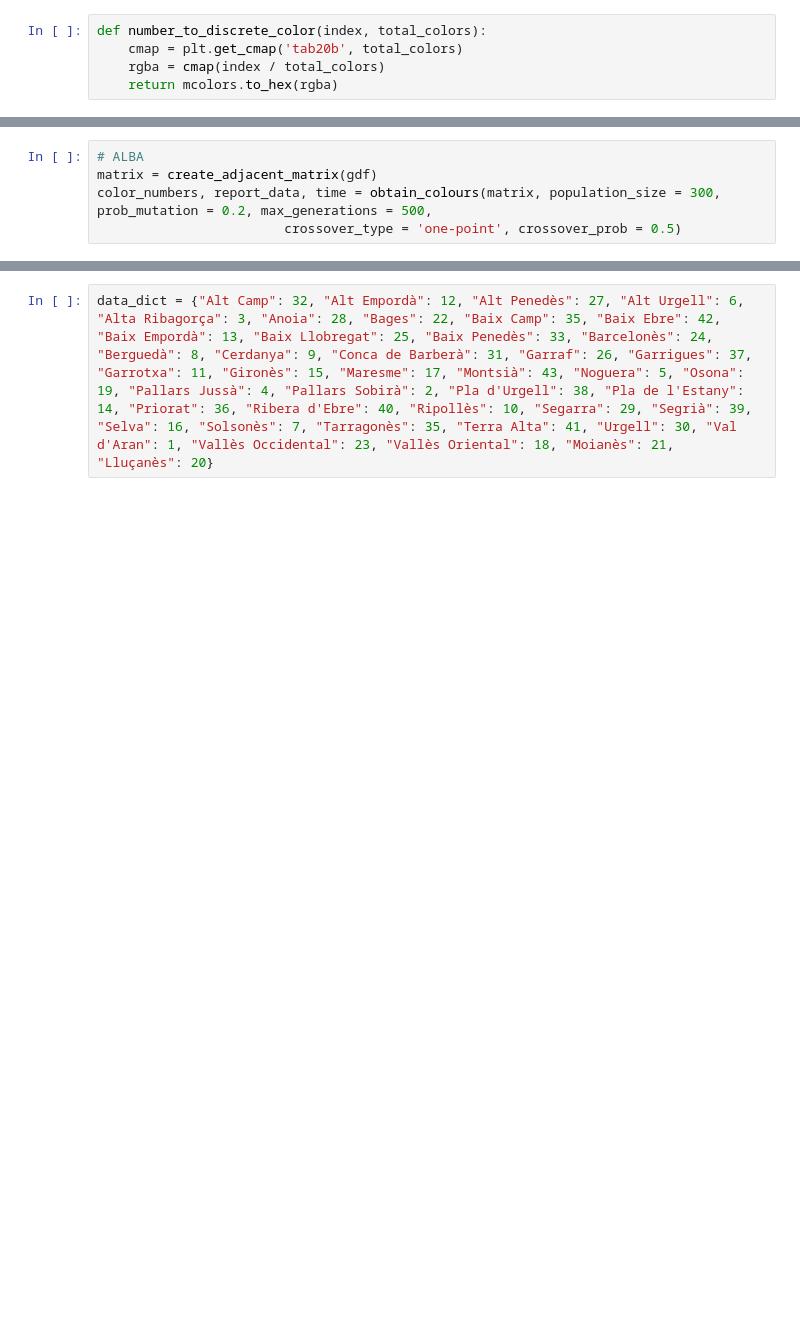
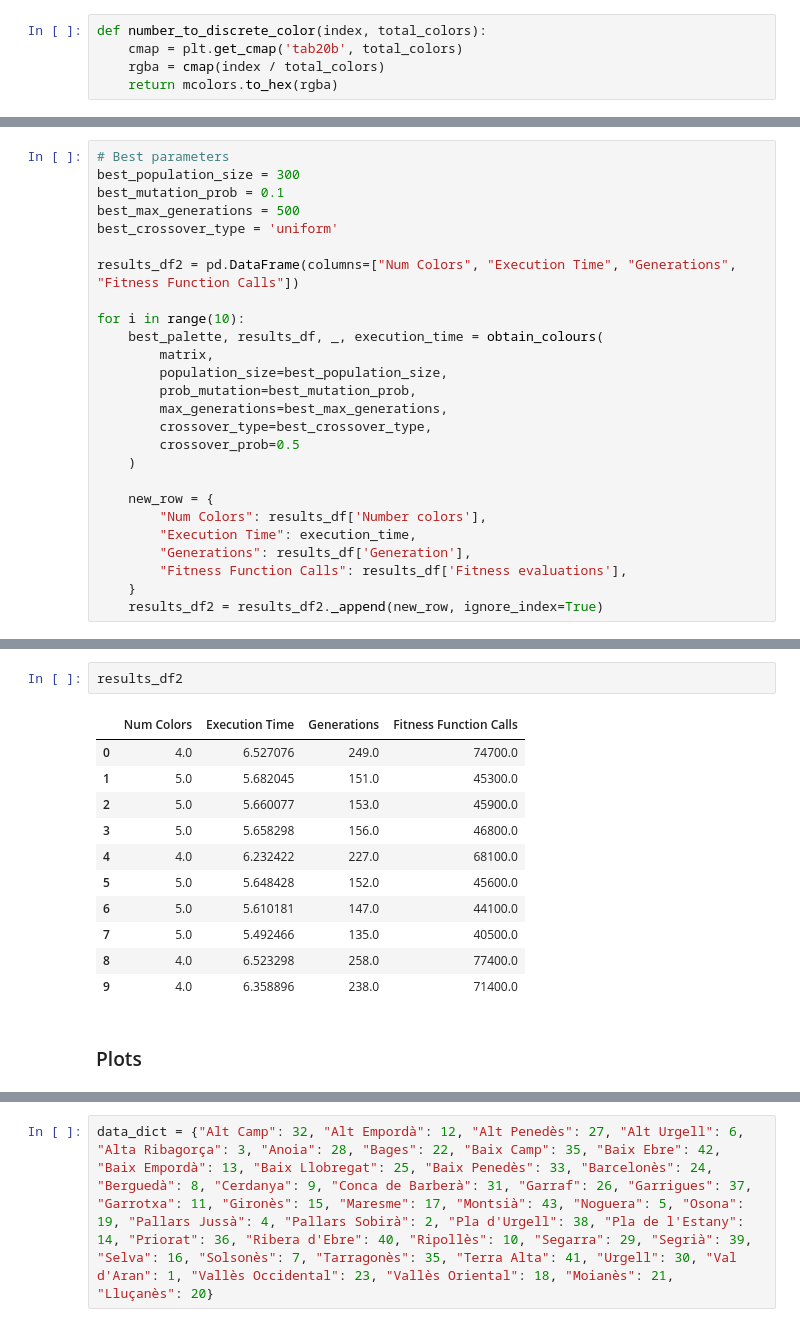
Before and after one commit to XavierQuerol/Graph-Coloring-Catalunya, a Jupyter notebook: paint_catalunya.ipynb, the cells around one changed output, grey strips where cells are left out. Cells and saved outputs as stored; diff of their text form; blank space fills up the shorter version.

```diff
--- a/paint_catalunya.ipynb
+++ b/paint_catalunya.ipynb
@@ -22,5 +26,0 @@ gdf['NOM'] = gdf['NOMMUNI']"""
-# %%
-# ALBA
-matrix = create_adjacent_matrix(gdf)
-color_numbers, report_data, time = obtain_colours(matrix, population_size = 300, prob_mutation = 0.2, max_generations = 500,
-                        crossover_type = 'one-point', crossover_prob = 0.5)
@@ -32,0 +98,26 @@ Number of colors: 4, Generation: 57
+# %%
+# Best parameters
+best_population_size = 300
+best_mutation_prob = 0.1
+best_max_generations = 500
+best_crossover_type = 'uniform'
+
+results_df2 = pd.DataFrame(columns=["Num Colors", "Execution Time", "Generations", "Fitness Function Calls"])
+
+for i in range(10):
+    best_palette, results_df, _, execution_time = obtain_colours(
+        matrix,
+        population_size=best_population_size,
+        prob_mutation=best_mutation_prob,
+        max_generations=best_max_generations,
+        crossover_type=best_crossover_type,
+        crossover_prob=0.5
+    )
+
+    new_row = {
+        "Num Colors": results_df['Number colors'],
+        "Execution Time": execution_time,
+        "Generations": results_df['Generation'],
+        "Fitness Function Calls": results_df['Fitness evaluations'],
+    }
+    results_df2 = results_df2._append(new_row, ignore_index=True)
@@ -32,0 +145,16 @@ Number of colors: 4, Generation: 57
+# %%
+results_df2
+# %% [output]
+|  | Num Colors | Execution Time | Generations | Fitness Function Calls |
+| 0 | 4.0 | 6.527076 | 249.0 | 74700.0 |
+| 1 | 5.0 | 5.682045 | 151.0 | 45300.0 |
+| 2 | 5.0 | 5.660077 | 153.0 | 45900.0 |
+| 3 | 5.0 | 5.658298 | 156.0 | 46800.0 |
+| 4 | 4.0 | 6.232422 | 227.0 | 68100.0 |
+| 5 | 5.0 | 5.648428 | 152.0 | 45600.0 |
+| 6 | 5.0 | 5.610181 | 147.0 | 44100.0 |
+| 7 | 5.0 | 5.492466 | 135.0 | 40500.0 |
+| 8 | 4.0 | 6.523298 | 258.0 | 77400.0 |
+| 9 | 4.0 | 6.358896 | 238.0 | 71400.0 |
+# %% [markdown]
+### Plots
```
Also changed, not shown: parts of 19 cells of this notebook, 2 other files.
